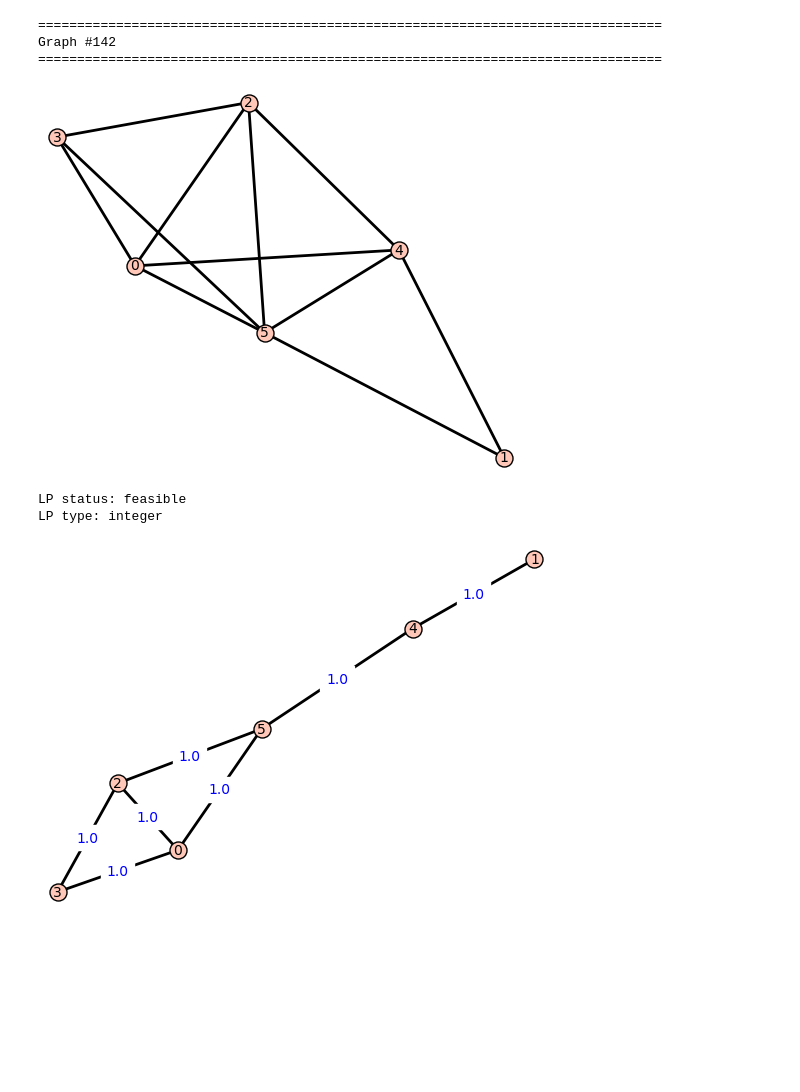
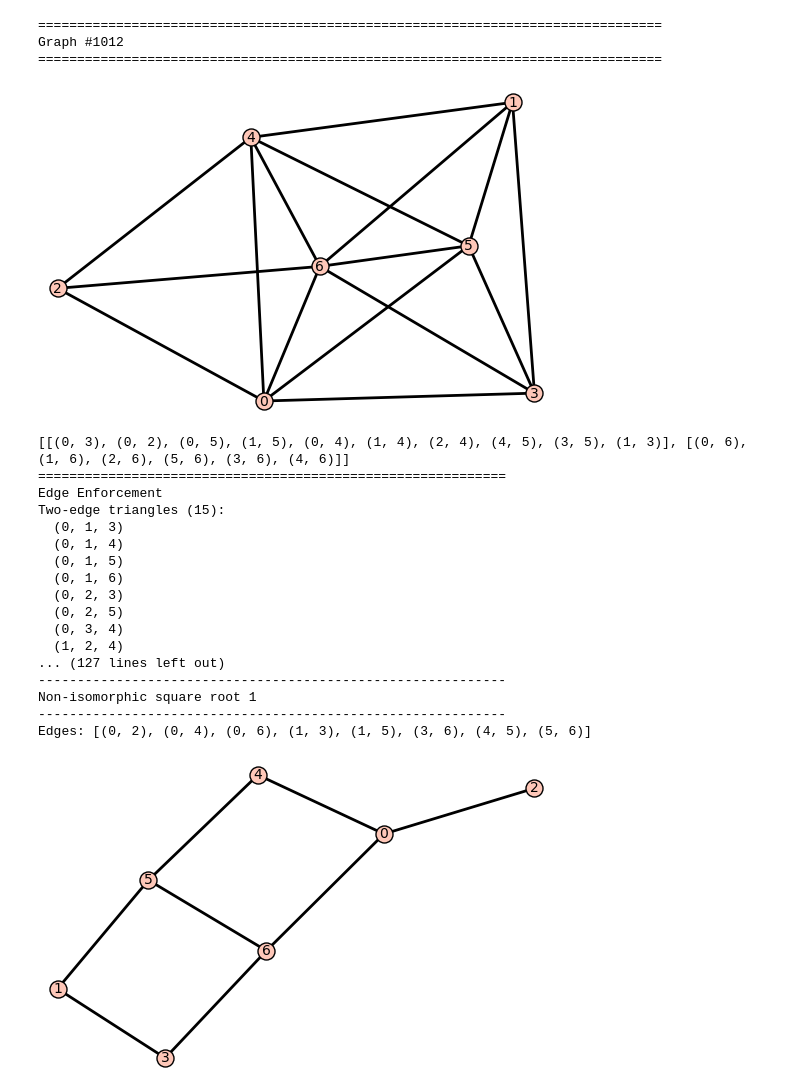
Before and after one commit to Hellwoodoo/Graph-Squares, a Jupyter notebook: Optimization of Graph Squares/Notebooks/EdgeEnforcementGraphSquares.ipynb, the cells around one changed output. Drawn from its saved outputs; the diff is of its cells as text; code cells hidden in the pictures; blank space fills up the shorter version.

```diff
--- a/Optimization of Graph Squares/Notebooks/EdgeEnforcementGraphSquares.ipynb
+++ b/Optimization of Graph Squares/Notebooks/EdgeEnforcementGraphSquares.ipynb
@@ -765,7 +875,7 @@ if mismatch_results:
 <Figure size 640x480 with 0 Axes>
 # %%
 n = 7
-filename = f"max_edge_enforcement_no_fixing_graph_output/n={n}/graph_summary_n={n}.txt"
+filename = f"max_edge_enforcement_graph_output/n={n}/graph_summary_n={n}.txt"
 
 summary = {}
 graph_info = {}
@@ -930,8 +1040,7 @@ for idx in sorted(graph_info):
     )
 
     print(
-        f"  Roots: {info['TotalRoots']} iso | "
-        f"{info['NonIsoRoots']} non-iso"
+        f"  Roots: {info['TotalRoots']}"
     )
 
     print(
@@ -945,12 +1054,6 @@ for idx in sorted(graph_info):
         f"Dismantlable={info['Dismantlable']}"
     )
 
-    if "ISO" in info:
-        iso = info["ISO"]
-        print("  ISO permutations:", iso["perms"])
-        print("     Integer:", iso["integer"])
-        print("     Fractional:", iso["fractional"])
-        print("     Infeasible:", iso["infeasible"])
 
     print()
 # %% [output]
@@ -1010,7 +1113,8 @@ def display_graph(idx=None, n=None, G=None):
     )
 
     try:
-        m, x = max_edge_enforcement_fixing_linear_program(G)
+        m, x = max_edge_enforcement_fixing_linear_program(G, true)
+        # m, x, a_lp, variables, assignment = max_edge_enforcement_no_fixing_linear_program(G, true)
         m.solve()
 
         sol = m.get_values(x)
@@ -1049,36 +1153,84 @@ def display_graph(idx=None, n=None, G=None):
                 edge_labels=True,
                 vertex_size=150,
                 edge_thickness=2,
                 title="H"
             ).matplotlib()
         )
 
     except MIPSolverException:
 
         print("LP status: infeasible")
         lp_type = "infeasible"
 
+        print("\n" + "=" * 80)
+    print("Square Roots")
+    print("=" * 80)
 
-display_graph(142, 6)
+    roots = find_all_square_roots(G)
+
+    labeled_count = roots["labeled"]
+    non_isomorphic_roots = roots["non_isomorphic"]
+    non_isomorphic_count = len(non_isomorphic_roots)
+
+    print("Number of labelled square roots:",
+          labeled_count)
+
+    print("Number of non-isomorphic square roots:",
+          non_isomorphic_count)
+
+    for i, H in enumerate(non_isomorphic_roots, 1):
+
+        print("\n" + "-" * 60)
+        print(f"Non-isomorphic square root {i}")
+        print("-" * 60)
+
+        print("Edges:",
+              sorted(H.edges(labels=False)))
+
+        display(
+            H.plot(
+                vertex_labels=True,
+                vertex_size=150,
+                edge_thickness=2,
+                title=f"Square root {i}"
+            ).matplotlib()
+        )
+
+display_graph(1012, 7)
 # H = Graph()
 # H.add_edges([
 #     (0,1),(0,2),(0,3),
 #     (1,2),(1,3),
 #     (2,3)
 # ])
 # H.add_edges([
 #     (0,4),
 #     (1,5),
 #     (2,6),
 #     (3,7)
 # ])
 # G = graph_square(H)
 # display_graph(G=G)
 # %% [output]
 ================================================================================
-Graph #142
+Graph #1012
 ================================================================================
-[figure, old version]
+[figure, new version]
-LP status: feasible
-LP type: integer
+[[(0, 3), (0, 2), (0, 5), (1, 5), (0, 4), (1, 4), (2, 4), (4, 5), (3, 5), (1, 3)], [(0, 6), (1, 6), (2, 6), (5, 6), (3, 6), (4, 6)]]
+============================================================
+Edge Enforcement
+Two-edge triangles (15):
+  (0, 1, 3)
+  (0, 1, 4)
+  (0, 1, 5)
+  (0, 1, 6)
+  (0, 2, 3)
+  (0, 2, 5)
+  (0, 3, 4)
+  (1, 2, 4)
+... (127 lines left out)
+------------------------------------------------------------
+Non-isomorphic square root 1
+------------------------------------------------------------
+Edges: [(0, 2), (0, 4), (0, 6), (1, 3), (1, 5), (3, 6), (4, 5), (5, 6)]
-[figure, old version]
+[figure, new version]
```
Also changed, not shown: parts of 4 cells of this notebook, 6 other files.
